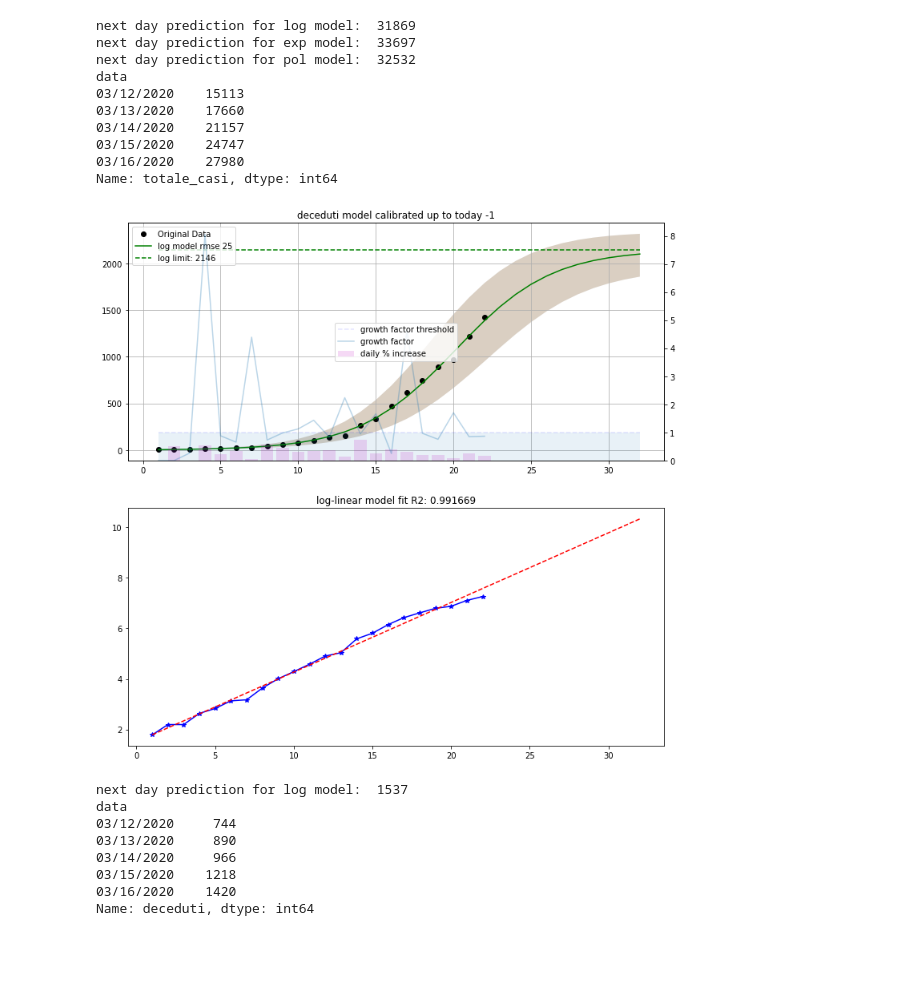
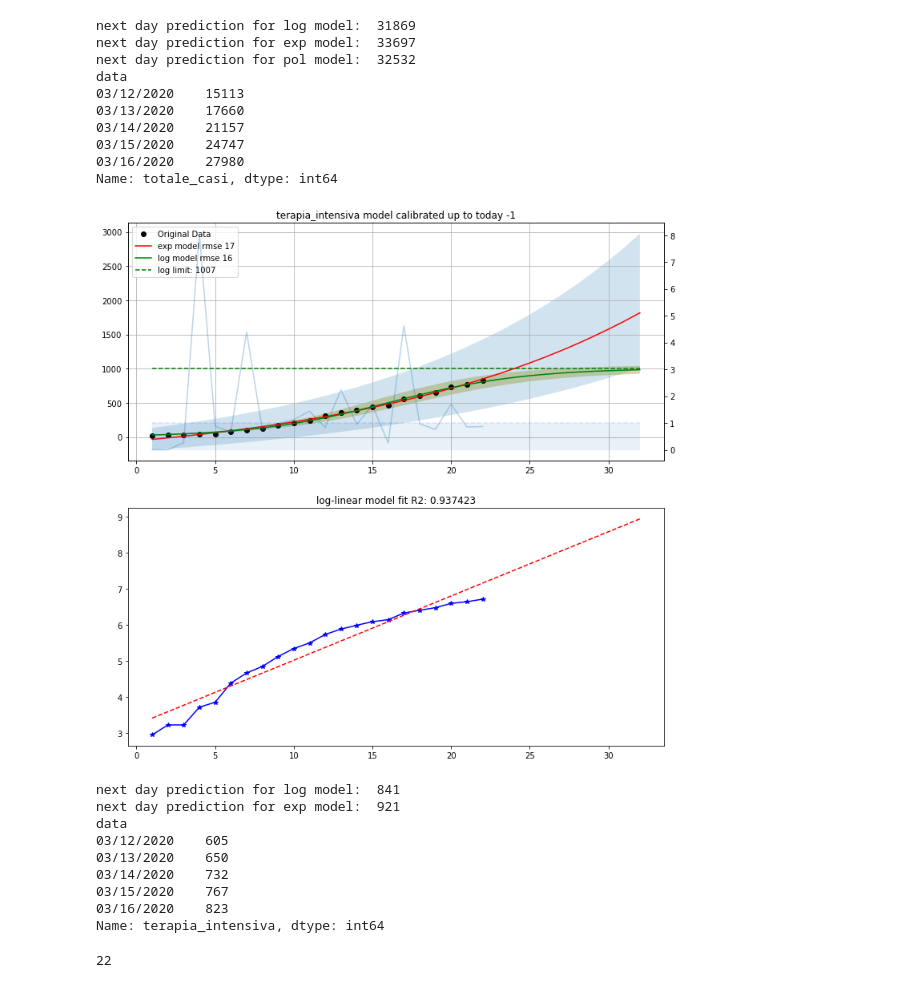
Before and after one commit to mspadaccino/COVID-19, a Jupyter notebook: notebooks/COVID_daily_report_Italy_World.ipynb, the cells around one changed output. Drawn from its saved outputs; the diff is of its cells as text; code cells hidden in the pictures; blank space fills up the shorter version.

```diff
--- a/notebooks/COVID_daily_report_Italy_World.ipynb
+++ b/notebooks/COVID_daily_report_Italy_World.ipynb
@@ -139,14 +139,20 @@ data
 03/16/2020    27980
 Name: totale_casi, dtype: int64
 # %%
-tools.plot_model(df_reg['Lombardia'], 'deceduti', backward_fit=-1, forward_look=10, plotlimit=True, show_pol=False, show_exp=False)
+tools.plot_model(df_reg['Lombardia'], 'terapia_intensiva', backward_fit=-1, forward_look=10, plotlimit=True,
+                 show_pol=False, show_exp=True)
 # %% [output]
-[figure, old version]
+[figure, new version]
-next day prediction for log model:  1537
+next day prediction for log model:  841
+next day prediction for exp model:  921
 data
-03/12/2020     744
-03/13/2020     890
-03/14/2020     966
-03/15/2020    1218
-03/16/2020    1420
-Name: deceduti, dtype: int64
+03/12/2020    605
+03/13/2020    650
+03/14/2020    732
+03/15/2020    767
+03/16/2020    823
+Name: terapia_intensiva, dtype: int64
+# %%
+len(prov_analysis[label])
+# %% [output]
+22
```
Also changed, not shown: parts of 6 cells of this notebook.
